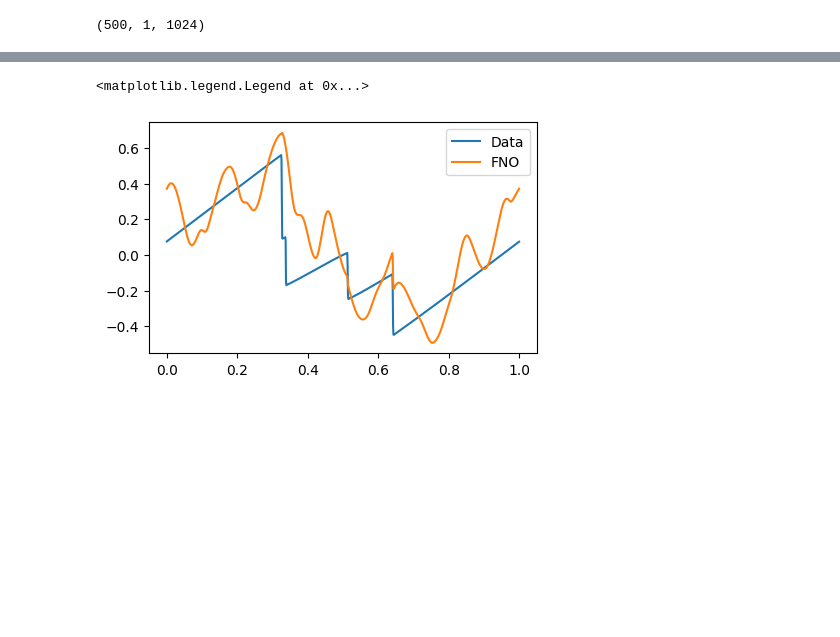
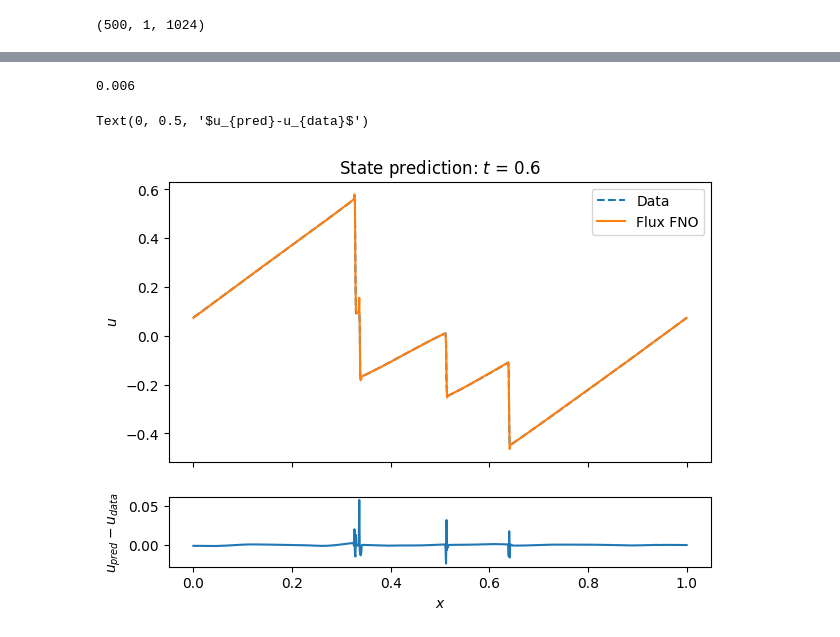
Before and after one commit to xx257xx/CONTEXT_FLUX_NO, a Jupyter notebook: notebooks/data_generation/burgers_1D.ipynb, the cells around one changed output, grey strips where cells are left out. Saved outputs shown, nothing was run; the diff lists cells and outputs as text; code cells hidden in the pictures; blank space fills up the shorter version.

Commit message:
Implemented 1D FluxFNO, tested on the 1D Burgers equation

```diff
--- a/notebooks/data_generation/burgers_1D.ipynb
+++ b/notebooks/data_generation/burgers_1D.ipynb
@@ -232,12 +263,14 @@ import optax
 
 @eqx.filter_value_and_grad
 def loss_fn(model, u0, u1):
-    u1_pred = eqx.filter_vmap(model)(u0)
+    u1_pred = eqx.filter_vmap(model, in_axes=(0, None, None))(
+        u0, 6.0 / 1000, 1.0 / 1024
+    )
     return jnp.mean((u1_pred - u1) ** 2)
 
 
 optim = optax.adabelief(learning_rate=1e-3)
-opt_state = optim.init(eqx.filter(fno, eqx.is_array))
+opt_state = optim.init(eqx.filter(model, eqx.is_array))
 
 
 @eqx.filter_jit
@@ -246,3 +279,6 @@ def make_step(model, u0, u1, opt_state):
     updates, opt_state = optim.update(grads, opt_state)
     model = eqx.apply_updates(model, updates)
     return model, opt_state, loss
+# %%
+sol = jnp.asarray(data_array[0])
+sol.shape
@@ -249,8 +287,8 @@ def make_step(model, u0, u1, opt_state):
 # %%
-max_epochs = 500
+max_epochs = 1000
 loss_history = []
 for i in range(max_epochs):
-    fno, opt_state, loss = make_step(fno, sol[0:300], sol[1:301], opt_state)
+    model, opt_state, loss = make_step(model, sol[0:300], sol[1:301], opt_state)
     loss_history.append(loss)
     print(f"Epoch = {i}: Loss = {loss.item()}")
 # %% [output]
@@ -274,10 +321,24 @@ Epoch = 499: Loss = 0.00011701322290809477
+# %%
+float(data_array.t[1] - data_array.t[0])
+# %% [output]
+0.006
 # %%
-time_idx = 999
-fig, ax = plt.subplots(1, 1, figsize=(5, 3))
-ax.plot(xc, sol[time_idx + 1][0], label="Data")
-ax.plot(xc, fno(sol[time_idx])[0], label="FNO")
-ax.legend()
+time_idx = 100
+fig, axes = plt.subplots(2, 1, figsize=(7, 5), sharex=True, height_ratios=(4, 1))
+u_data = sol[time_idx + 1][0]
+u_pred = model(sol[time_idx], 6.0 / 1000, 1.0 / 1024)[0]
+axes[0].plot(data_array.x, u_data, "--", label="Data")
+axes[0].plot(data_array.x, u_pred, label="Flux FNO")
+axes[0].legend()
+
+axes[0].set_ylabel("$u$")
+axes[0].set_title(
+    f"State prediction: $t$ = {time_idx * float(data_array.t[1] - data_array.t[0])}"
+)
+axes[1].plot(data_array.x, u_pred - u_data)
+axes[1].set_xlabel("$x$")
+axes[1].set_ylabel("$u_{pred}-u_{data}$")
 # %% [output]
-<matplotlib.legend.Legend at 0x...>
+Text(0, 0.5, '$u_{pred}-u_{data}$')
-[figure, old version]
+[figure, new version]
 # %%
```
Also changed, not shown: parts of 18 cells of this notebook, 4 other files.
